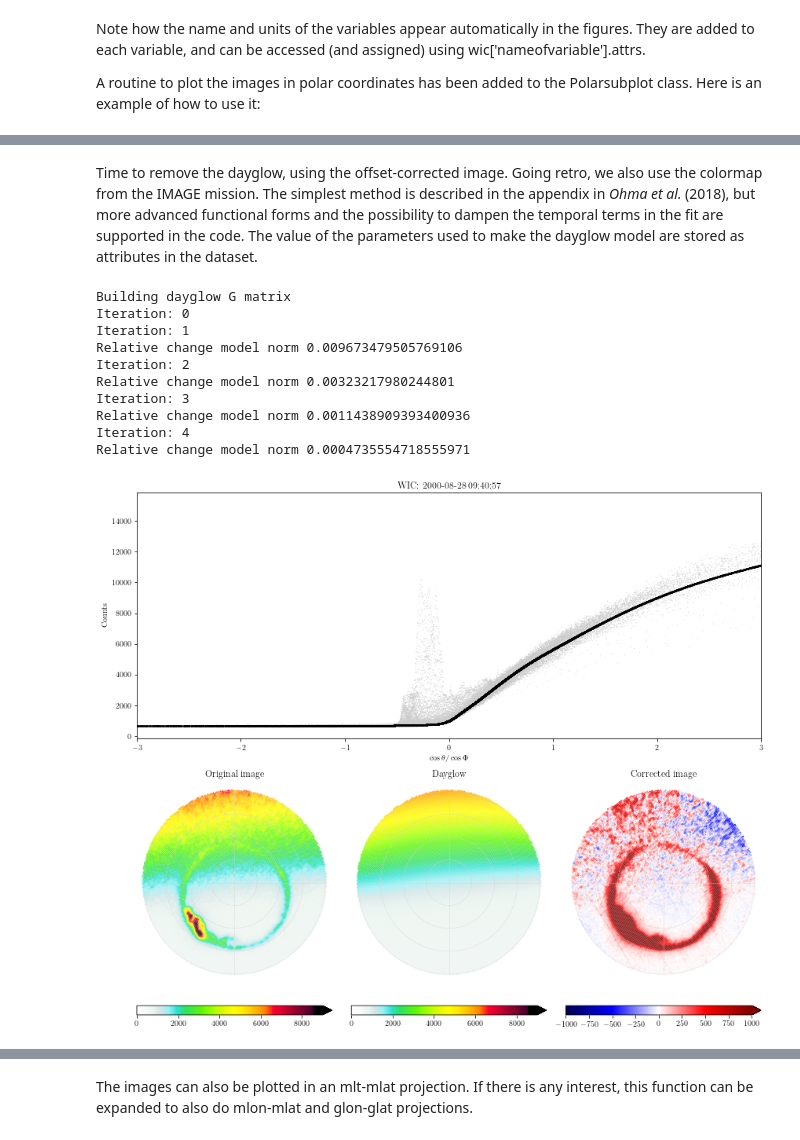
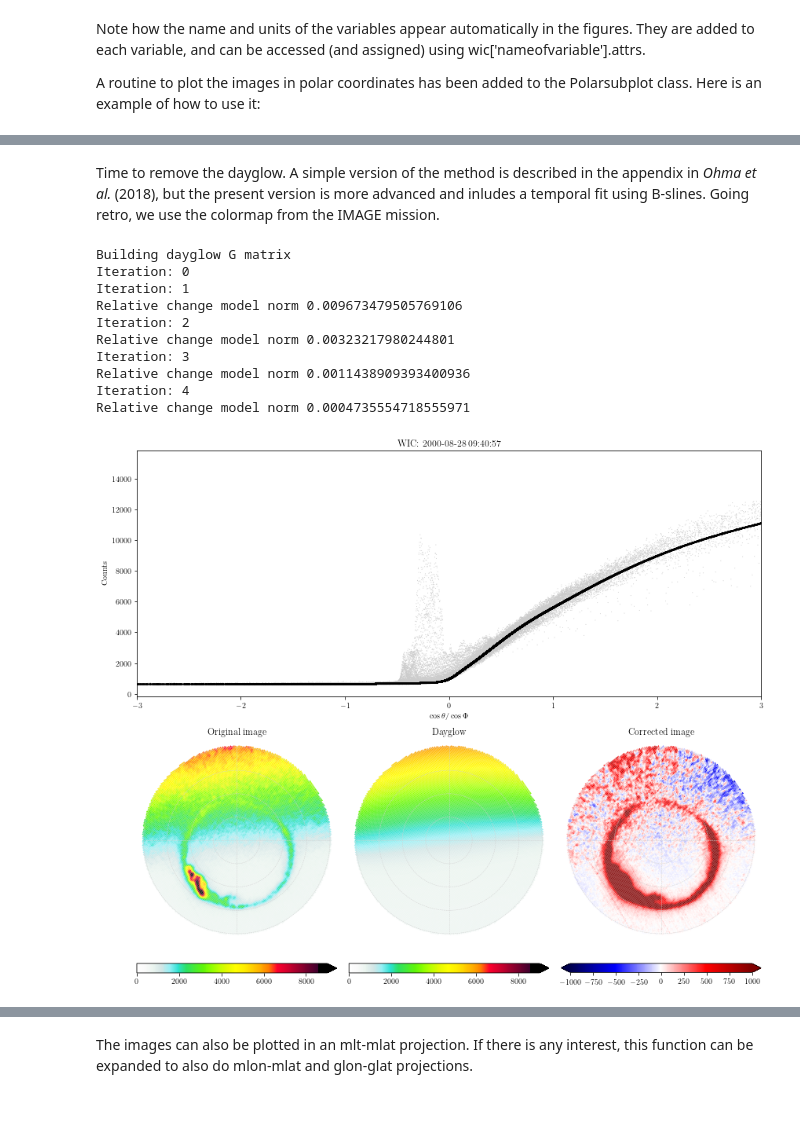
Before and after one commit to aohma/fuvpy, a Jupyter notebook: notebooks/fuvpyExample.ipynb, the cells around one changed output, grey strips where cells are left out. Drawn from its saved outputs; the diff is of its cells as text; code cells hidden in the pictures; blank space fills up the shorter version.

```diff
--- a/notebooks/fuvpyExample.ipynb
+++ b/notebooks/fuvpyExample.ipynb
@@ -14,11 +13,10 @@ import warnings
 import matplotlib.pyplot as plt
 from polplot import pp
 
-# %matplotlib notebook
 
 path = '../data/wicFiles/'
 wicfiles = glob.glob(path + '*.idl')
-wic = fuv.readFUVimage(wicfiles)
+wic = fuv.readImg(wicfiles)
 wic
 # %% [output]
 Bad key "text.kerning_factor" on line 4 in
@@ -53,5 +51,5 @@ wic.sel(date='2000-08-28 09:28:42')['img'].plot()
 # %%
-wic = fuv.getFUVrayleigh(wic,'img')
+wic = fuv.getRayleigh(wic,'img')
 wic.isel(date=[0,2,4,7])['imgR'].plot(x='col', y='row', col='date', col_wrap=2,robust=True)
 # %% [output]
 <xarray.plot.facetgrid.FacetGrid at 0x...>
@@ -88,18 +86,18 @@ plt.tight_layout()
-# %% [markdown]
-Time to remove the dayglow, using the offset-corrected image. Going retro, we also use the colormap from the IMAGE mission. The simplest method is described in the appendix in *Ohma et al.* (2018), but more advanced functional forms and the possibility to dampen the temporal terms in the fit are supported in the code. The value of the parameters used to make the dayglow model are stored as attributes in the dataset.
+# %% [markdown]
+Time to remove the dayglow. A simple version of the method is described in the appendix in *Ohma et al.* (2018), but the present version is more advanced and inludes a temporal fit using B-slines. Going retro, we use the colormap from the IMAGE mission.
 # %%
-wic = fuv.makeFUVdayglowModel(wic,transform='log',tOrder=0)
-fuv.showFUVdayglowModel(wic.isel(date=6),cmap=fuv.getIMAGEcmap())
+wic = fuv.makeDGmodel(wic,transform='log',tOrder=0)
+fuv.showDGmodel(wic.isel(date=6),cmap=fuv.getIMAGEcmap())
 # %% [output]
 Building dayglow G matrix
 Iteration: 0
 Iteration: 1
 Relative change model norm 0.009673479505769106
 Iteration: 2
 Relative change model norm 0.00323217980244801
 Iteration: 3
 Relative change model norm 0.0011438909393400936
 Iteration: 4
 Relative change model norm 0.0004735554718555971
-[figure, old version]
+[figure, new version]
 # %% [markdown]
```
Also changed, not shown: parts of 17 cells of this notebook, 2 other files.
